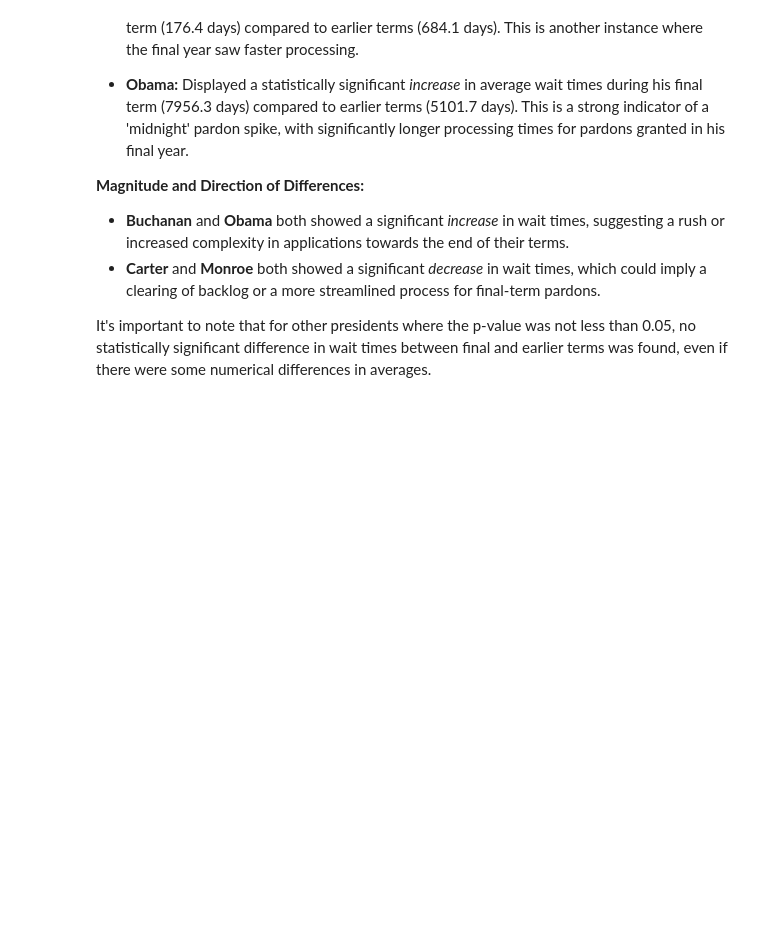
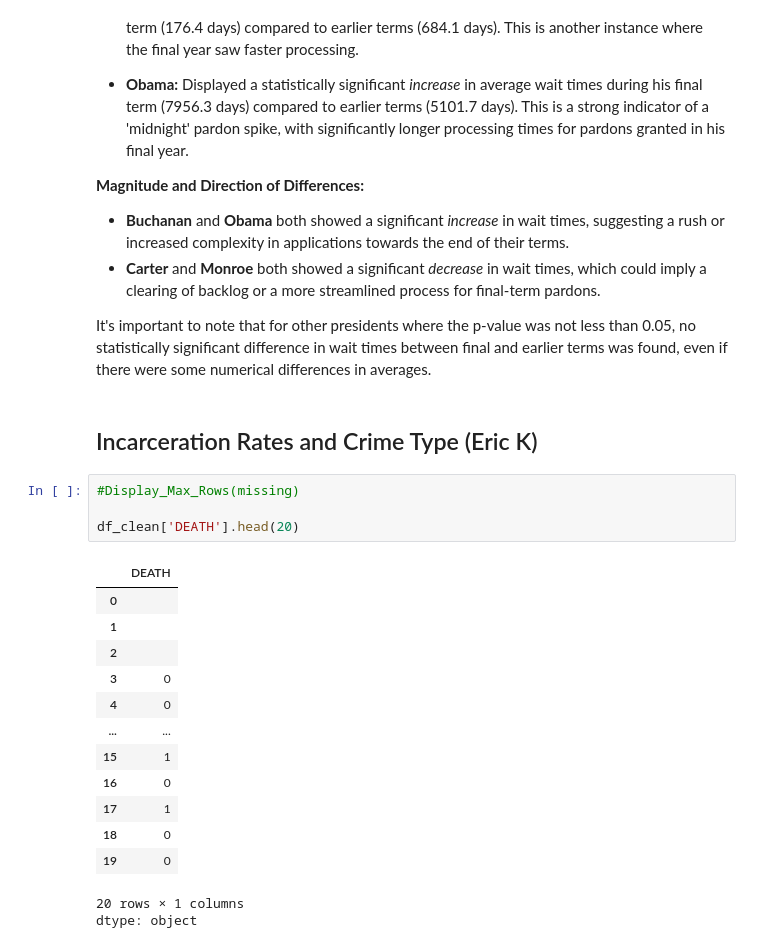
Before and after one commit to GraceSchmidt1/Group2_US_Pardons, a Jupyter notebook: US_Pardons_EDA.ipynb, the cells around one changed output. Cells and saved outputs as stored; diff of their text form; blank space fills up the shorter version.

```diff
--- a/US_Pardons_EDA.ipynb
+++ b/US_Pardons_EDA.ipynb
@@ -675,3 +676,24 @@ Based on the statistical analysis (Welch's t-test with p < 0.05) and the visuali
 *   **Carter** and **Monroe** both showed a significant *decrease* in wait times, which could imply a clearing of backlog or a more streamlined process for final-term pardons.
 
 It's important to note that for other presidents where the p-value was not less than 0.05, no statistically significant difference in wait times between final and earlier terms was found, even if there were some numerical differences in averages.
+# %% [markdown]
+## Incarceration Rates and Crime Type (Eric K)
+# %%
+#Display_Max_Rows(missing)
+
+df_clean['DEATH'].head(20)
+# %% [output]
+|  | DEATH |
+| 0 |  |
+| 1 |  |
+| 2 |  |
+| 3 | 0 |
+| 4 | 0 |
+| ... | ... |
+| 15 | 1 |
+| 16 | 0 |
+| 17 | 1 |
+| 18 | 0 |
+| 19 | 0 |
+20 rows × 1 columns
+dtype: object
```
Also changed, not shown: parts of 6 cells of this notebook.
